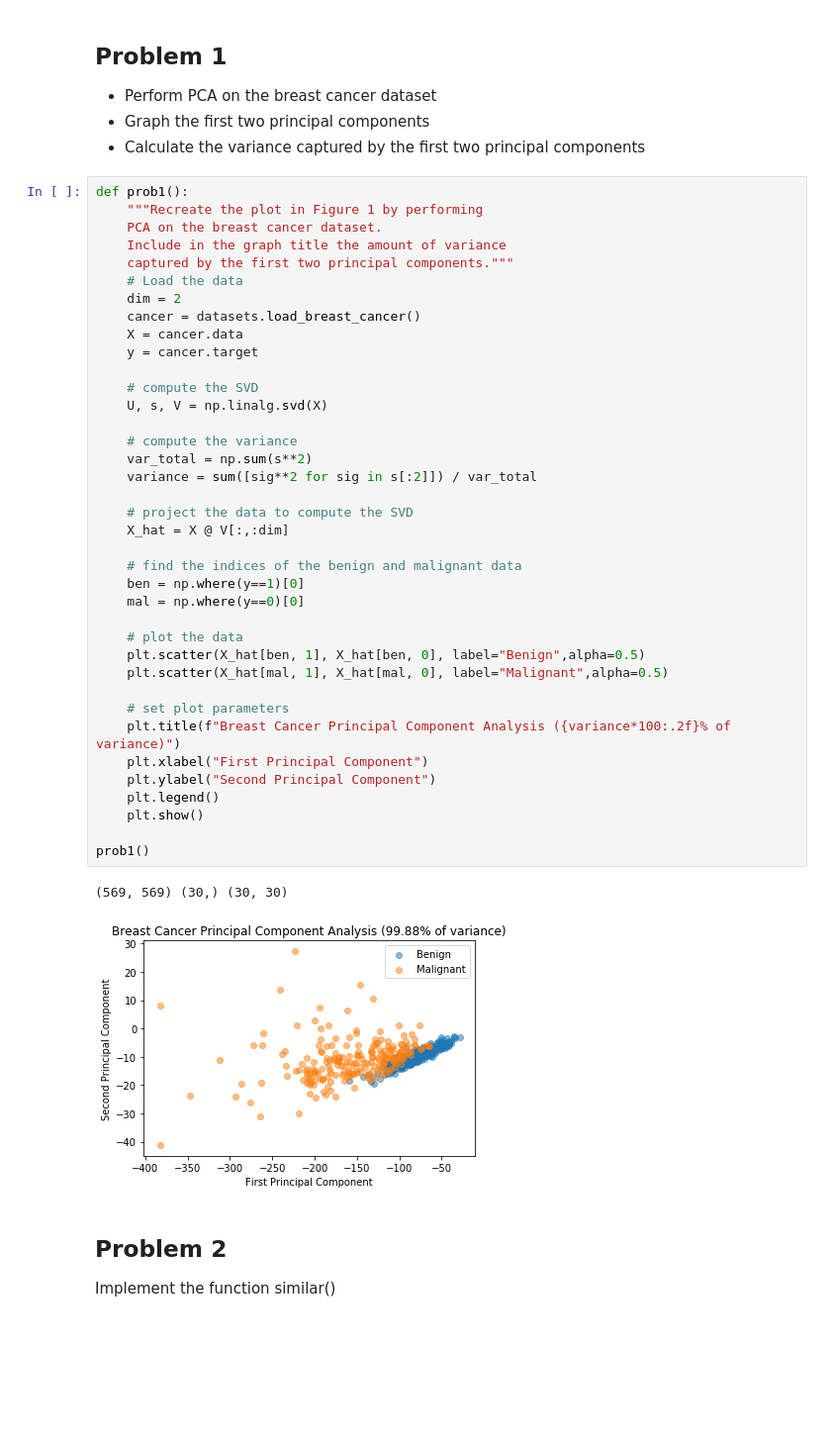
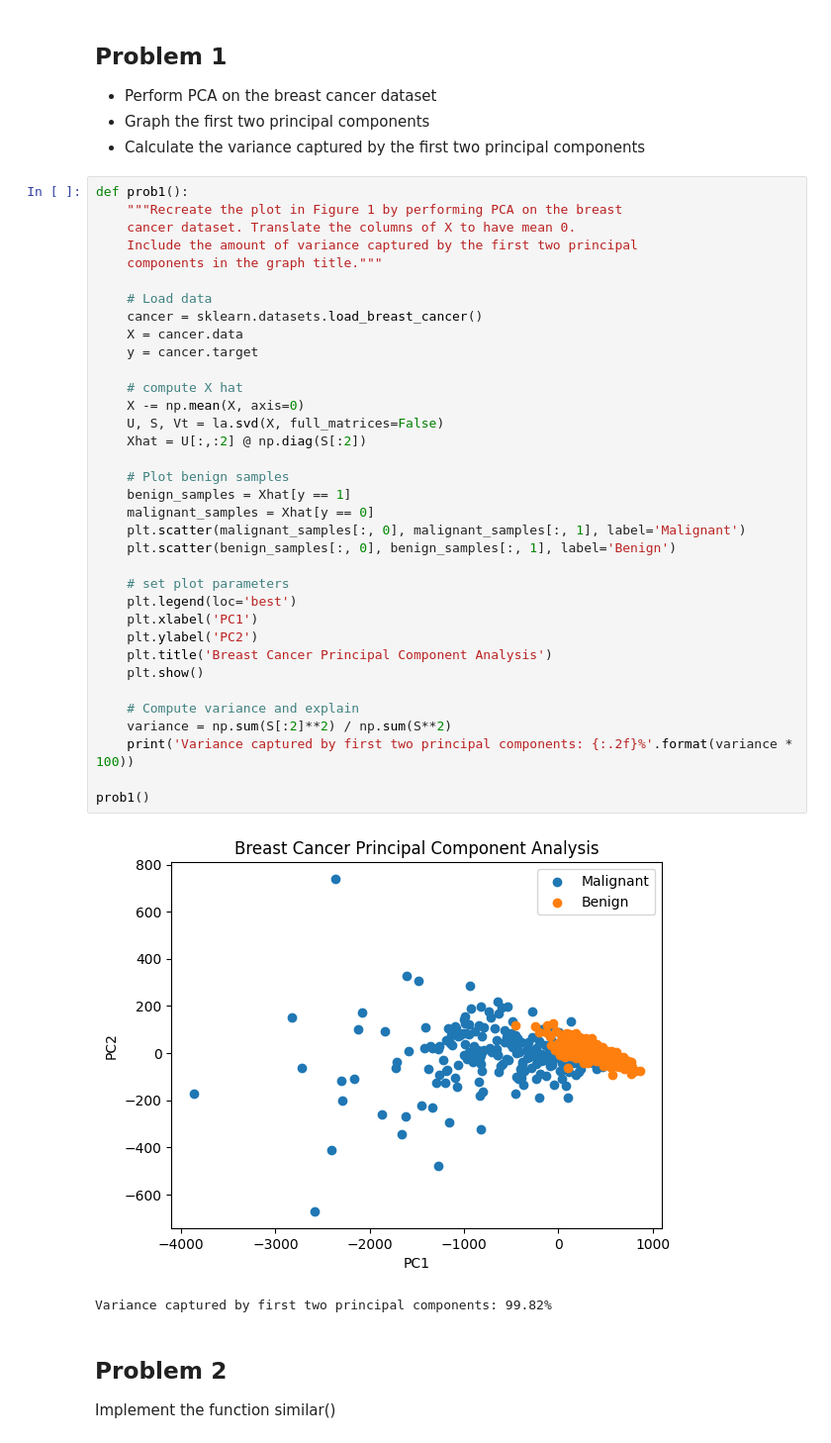
Before and after one commit to binDebug3/volume3, a Jupyter notebook: byu_vol3/LSI_SkLearn/lsi_sklearn.ipynb, the cells around one changed output. Shown: that part at 99% size. Drawn from its saved outputs; the diff is of its cells as text; blank space fills up the shorter version.

```diff
--- a/byu_vol3/LSI_SkLearn/lsi_sklearn.ipynb
+++ b/byu_vol3/LSI_SkLearn/lsi_sklearn.ipynb
@@ -29,47 +29,44 @@ from sklearn.metrics import confusion_matrix
 - Perform PCA on the breast cancer dataset
 - Graph the first two principal components
 - Calculate the variance captured by the first two principal components
-# %%
-def prob1():
-    """Recreate the plot in Figure 1 by performing
-    PCA on the breast cancer dataset.
-    Include in the graph title the amount of variance
-    captured by the first two principal components."""
-    # Load the data
-    dim = 2
-    cancer = datasets.load_breast_cancer()
-    X = cancer.data
-    y = cancer.target
-
-    # compute the SVD
-    U, s, V = np.linalg.svd(X)
-
-    # compute the variance
-    var_total = np.sum(s**2)
-    variance = sum([sig**2 for sig in s[:2]]) / var_total
-
-    # project the data to compute the SVD
-    X_hat = X @ V[:,:dim]
-
-    # find the indices of the benign and malignant data
-    ben = np.where(y==1)[0]
-    mal = np.where(y==0)[0]
-
-    # plot the data
-    plt.scatter(X_hat[ben, 1], X_hat[ben, 0], label="Benign",alpha=0.5)
-    plt.scatter(X_hat[mal, 1], X_hat[mal, 0], label="Malignant",alpha=0.5)
-
-    # set plot parameters
-    plt.title(f"Breast Cancer Principal Component Analysis ({variance*100:.2f}% of variance)")
-    plt.xlabel("First Principal Component")
-    plt.ylabel("Second Principal Component")
-    plt.legend()
-    plt.show()
-
-prob1()
-# %% [output]
-(569, 569) (30,) (30, 30)
-[figure, removed]
+# %%
+def prob1():
+    """Recreate the plot in Figure 1 by performing PCA on the breast
+    cancer dataset. Translate the columns of X to have mean 0.
+    Include the amount of variance captured by the first two principal
+    components in the graph title."""
+
+    # Load data
+    cancer = sklearn.datasets.load_breast_cancer()
+    X = cancer.data
+    y = cancer.target
+
+    # compute X hat
+    X -= np.mean(X, axis=0)
+    U, S, Vt = la.svd(X, full_matrices=False)
+    Xhat = U[:,:2] @ np.diag(S[:2])
+
+    # Plot benign samples
+    benign_samples = Xhat[y == 1]
+    malignant_samples = Xhat[y == 0]
+    plt.scatter(malignant_samples[:, 0], malignant_samples[:, 1], label='Malignant')
+    plt.scatter(benign_samples[:, 0], benign_samples[:, 1], label='Benign')
+
+    # set plot parameters
+    plt.legend(loc='best')
+    plt.xlabel('PC1')
+    plt.ylabel('PC2')
+    plt.title('Breast Cancer Principal Component Analysis')
+    plt.show()
+
+    # Compute variance and explain
+    variance = np.sum(S[:2]**2) / np.sum(S**2)
+    print('Variance captured by first two principal components: {:.2f}%'.format(variance * 100))
+
+prob1()
+# %% [output]
+[figure, added]
+Variance captured by first two principal components: 99.82%
 # %% [markdown]
 ## Problem 2
 Implement the function similar()
```
Also changed, not shown: parts of 16 cells of this notebook.
